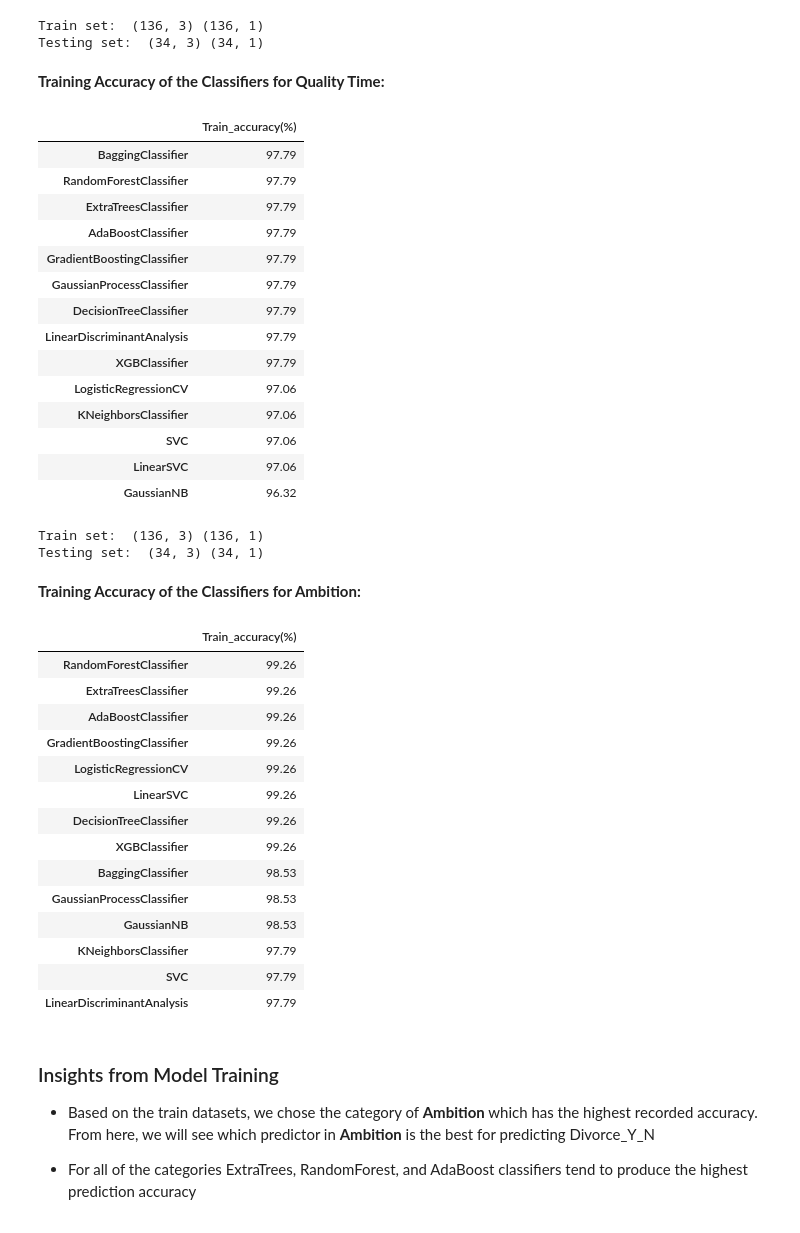
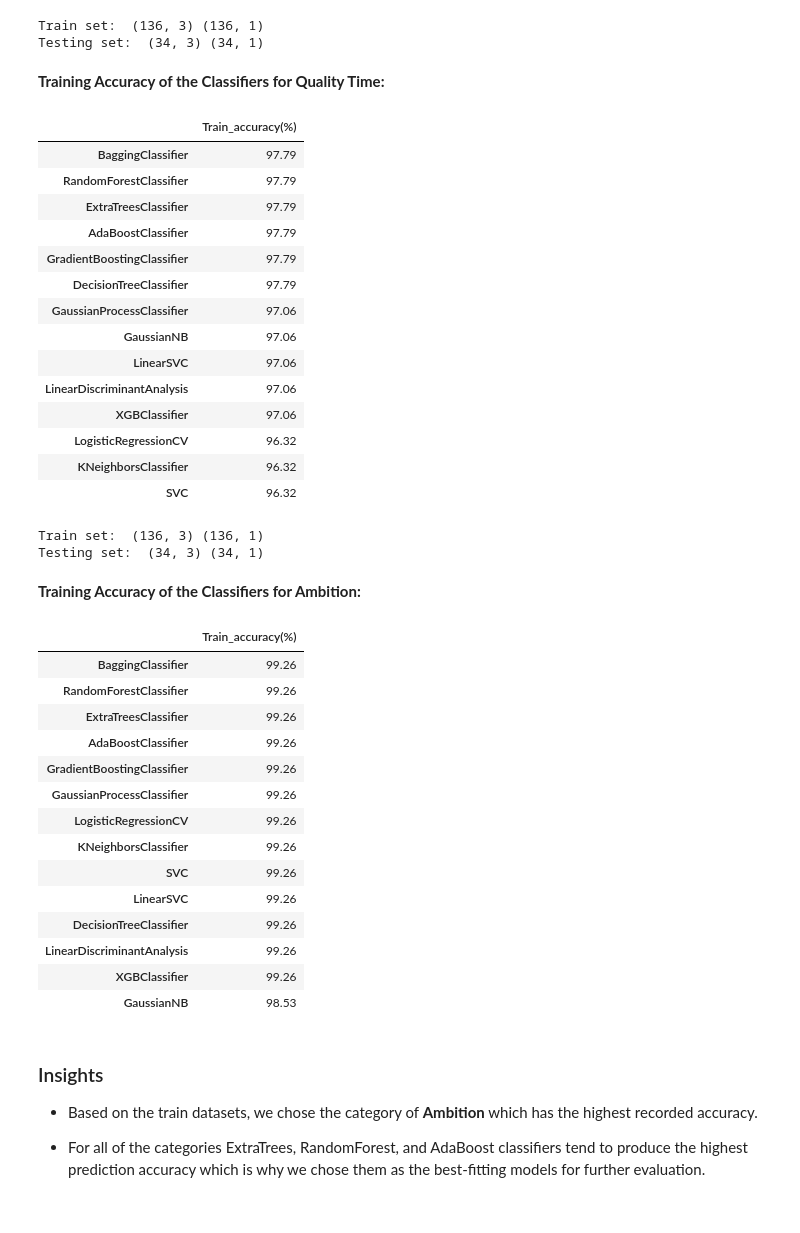
Before and after one commit to Briandesaw/B126_DivorceDecoded, a Jupyter notebook: MiniProject.ipynb, the cells around one changed output. Saved outputs shown, nothing was run; the diff lists cells and outputs as text; code cells hidden in the pictures.

```diff
--- a/MiniProject.ipynb
+++ b/MiniProject.ipynb
@@ -345,9 +386,9 @@ for model in models:
     model_accuracies.append(train_accuracy(model))
     model_names.append(model.__class__.__name__)
 
-train_accuracy = pd.DataFrame({'Train_accuracy(%)': model_accuracies})
-train_accuracy.index = model_names
-sorted_train_accuracy = train_accuracy.sort_values(
+training_accuracy = pd.DataFrame({'Train_accuracy(%)': model_accuracies})
+training_accuracy.index = model_names
+sorted_train_accuracy = training_accuracy.sort_values(
     by='Train_accuracy(%)', ascending=False)
 bold('**Training Accuracy of the Classifiers for Argument:**')
 display(sorted_train_accuracy)
@@ -380,20 +422,14 @@ print("Testing set: ", X_test.shape, y_test.shape)
 Train set:  (136, 3) (136, 1)
 Testing set:  (34, 3) (34, 1)
 # %%
-def train_accuracy(model):
-    model.fit(X_train, y_train)
-    train_accuracy = model.score(X_train, y_train)
-    train_accuracy = np.round(train_accuracy * 100, 2)
-    return train_accuracy
-
 model_accuracies, model_names = [], []
 for model in models:
     model_accuracies.append(train_accuracy(model))
     model_names.append(model.__class__.__name__)
 
-train_accuracy = pd.DataFrame({'Train_accuracy(%)': model_accuracies})
-train_accuracy.index = model_names
-sorted_train_accuracy = train_accuracy.sort_values(
+training_accuracy = pd.DataFrame({'Train_accuracy(%)': model_accuracies})
+training_accuracy.index = model_names
+sorted_train_accuracy = training_accuracy.sort_values(
     by='Train_accuracy(%)', ascending=False)
 bold('**Training Accuracy of the Classifiers for Behavior:**')
 display(sorted_train_accuracy)
@@ -426,38 +463,32 @@ print("Testing set: ", X_test.shape, y_test.shape)
 Train set:  (136, 3) (136, 1)
 Testing set:  (34, 3) (34, 1)
 # %%
-def train_accuracy(model):
-    model.fit(X_train, y_train)
-    train_accuracy = model.score(X_train, y_train)
-    train_accuracy = np.round(train_accuracy * 100, 2)
-    return train_accuracy
-
 model_accuracies, model_names = [], []
 for model in models:
     model_accuracies.append(train_accuracy(model))
     model_names.append(model.__class__.__name__)
 
-train_accuracy = pd.DataFrame({'Train_accuracy(%)': model_accuracies})
-train_accuracy.index = model_names
-sorted_train_accuracy = train_accuracy.sort_values(
+training_accuracy = pd.DataFrame({'Train_accuracy(%)': model_accuracies})
+training_accuracy.index = model_names
+sorted_train_accuracy = training_accuracy.sort_values(
     by='Train_accuracy(%)', ascending=False)
 bold('**Training Accuracy of the Classifiers for Quality Time:**')
 display(sorted_train_accuracy)
 # %% [output]
 **Training Accuracy of the Classifiers for Quality Time:**
 |  | Train_accuracy(%) |
 | BaggingClassifier | 97.79 |
 | RandomForestClassifier | 97.79 |
 | ExtraTreesClassifier | 97.79 |
 | AdaBoostClassifier | 97.79 |
 | GradientBoostingClassifier | 97.79 |
-| GaussianProcessClassifier | 97.79 |
 | DecisionTreeClassifier | 97.79 |
-| LinearDiscriminantAnalysis | 97.79 |
-| XGBClassifier | 97.79 |
-| LogisticRegressionCV | 97.06 |
-| KNeighborsClassifier | 97.06 |
-| SVC | 97.06 |
+| GaussianProcessClassifier | 97.06 |
+| GaussianNB | 97.06 |
 | LinearSVC | 97.06 |
-| GaussianNB | 96.32 |
+| LinearDiscriminantAnalysis | 97.06 |
+| XGBClassifier | 97.06 |
+| LogisticRegressionCV | 96.32 |
+| KNeighborsClassifier | 96.32 |
+| SVC | 96.32 |
 # %%
@@ -472,43 +504,37 @@ print("Testing set: ", X_test.shape, y_test.shape)
 Train set:  (136, 3) (136, 1)
 Testing set:  (34, 3) (34, 1)
 # %%
-def train_accuracy(model):
-    model.fit(X_train, y_train)
-    train_accuracy = model.score(X_train, y_train)
-    train_accuracy = np.round(train_accuracy * 100, 2)
-    return train_accuracy
-
 model_accuracies, model_names = [], []
 for model in models:
     model_accuracies.append(train_accuracy(model))
     model_names.append(model.__class__.__name__)
 
-train_accuracy = pd.DataFrame({'Train_accuracy(%)': model_accuracies})
-train_accuracy.index = model_names
-sorted_train_accuracy = train_accuracy.sort_values(
+training_accuracy = pd.DataFrame({'Train_accuracy(%)': model_accuracies})
+training_accuracy.index = model_names
+sorted_train_accuracy = training_accuracy.sort_values(
     by='Train_accuracy(%)', ascending=False)
 bold('**Training Accuracy of the Classifiers for Ambition:**')
 display(sorted_train_accuracy)
 # %% [output]
 **Training Accuracy of the Classifiers for Ambition:**
 |  | Train_accuracy(%) |
+| BaggingClassifier | 99.26 |
 | RandomForestClassifier | 99.26 |
 | ExtraTreesClassifier | 99.26 |
 | AdaBoostClassifier | 99.26 |
 | GradientBoostingClassifier | 99.26 |
+| GaussianProcessClassifier | 99.26 |
 | LogisticRegressionCV | 99.26 |
+| KNeighborsClassifier | 99.26 |
+| SVC | 99.26 |
 | LinearSVC | 99.26 |
 | DecisionTreeClassifier | 99.26 |
+| LinearDiscriminantAnalysis | 99.26 |
 | XGBClassifier | 99.26 |
-| BaggingClassifier | 98.53 |
-| GaussianProcessClassifier | 98.53 |
 | GaussianNB | 98.53 |
-| KNeighborsClassifier | 97.79 |
-| SVC | 97.79 |
-| LinearDiscriminantAnalysis | 97.79 |
 # %% [markdown]
-### Insights from Model Training
+### Insights
 
-- Based on the train datasets, we chose the category of **Ambition** which has the highest recorded accuracy. From here, we will see which predictor in **Ambition** is the best for predicting Divorce_Y_N
+- Based on the train datasets, we chose the category of **Ambition** which has the highest recorded accuracy.
 
-- For all of the categories ExtraTrees, RandomForest, and AdaBoost classifiers tend to produce the highest prediction accuracy
+- For all of the categories ExtraTrees, RandomForest, and AdaBoost classifiers tend to produce the highest prediction accuracy which is why we chose them as the best-fitting models for further evaluation.
```
Also changed, not shown: parts of 33 cells of this notebook.
